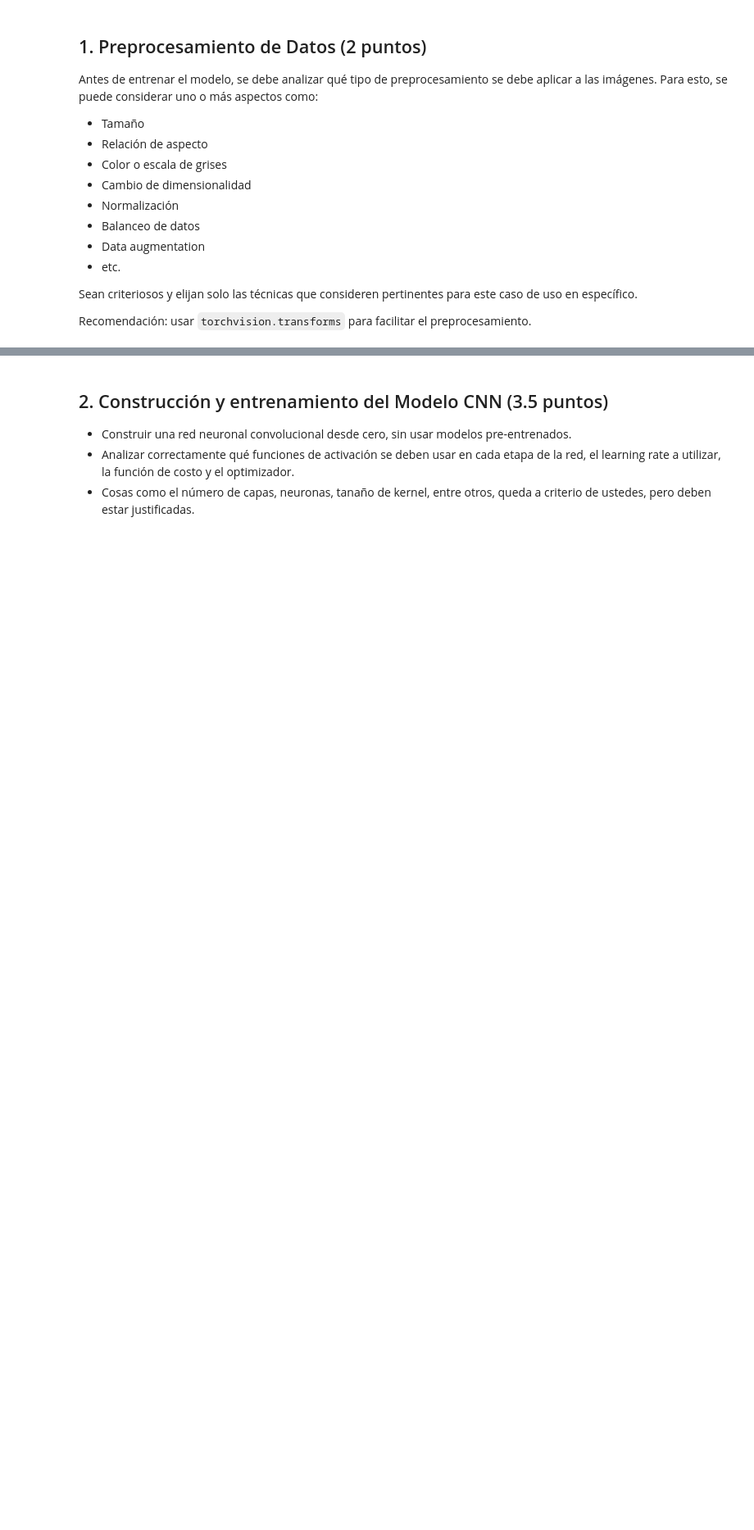
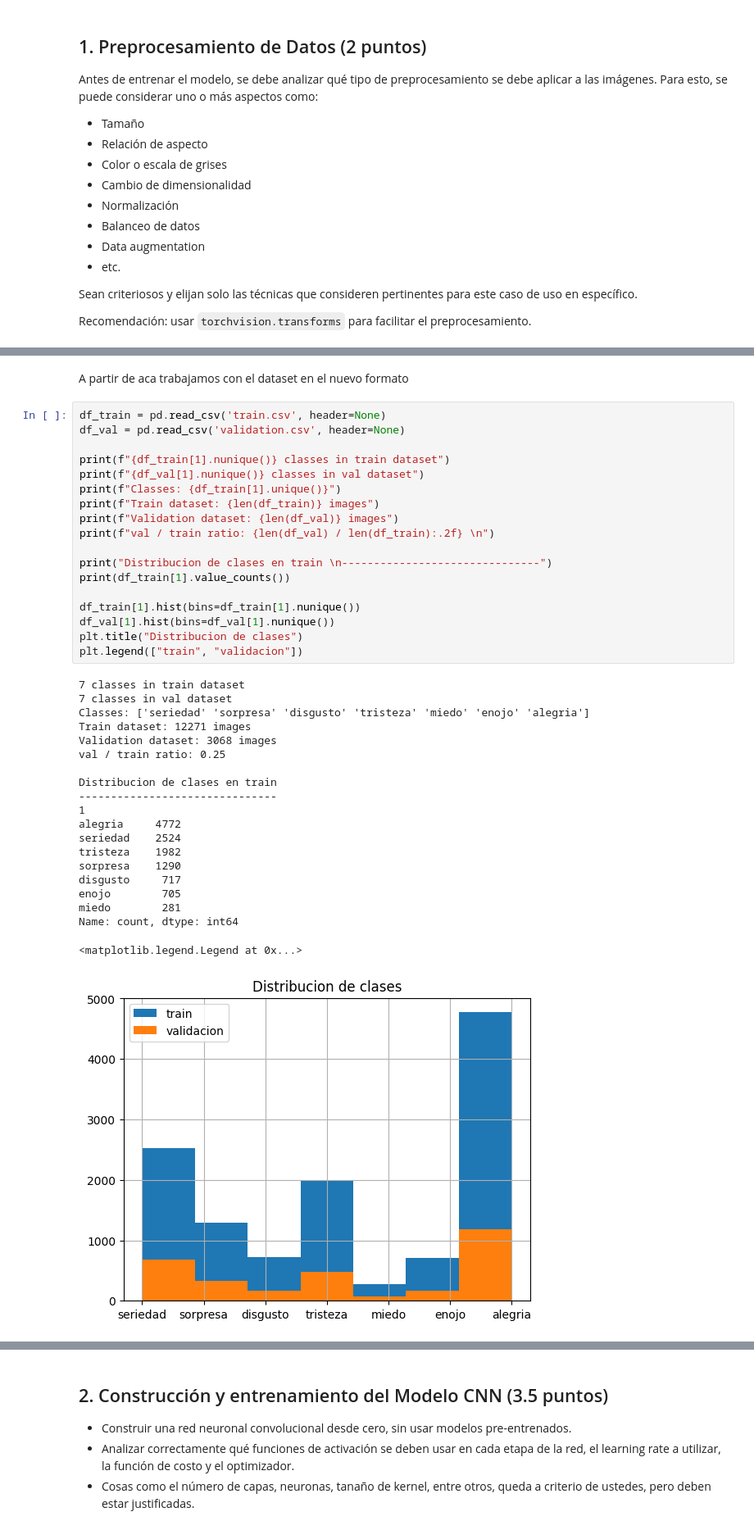
Before and after one commit to maximdorogov/aprendizaje-profundo, a Jupyter notebook: tp2/DOROGOV-MAXIM-DL-TP2-Co20.ipynb, the cells around one changed output, grey strips where cells are left out. Shown at 82% size. Cells and saved outputs as stored; diff of their text form; blank space fills up the shorter version.

```diff
--- a/tp2/DOROGOV-MAXIM-DL-TP2-Co20.ipynb
+++ b/tp2/DOROGOV-MAXIM-DL-TP2-Co20.ipynb
@@ -43,0 +117,41 @@ Recomendación: usar `torchvision.transforms` para facilitar el preprocesamiento
+# %% [markdown]
+A partir de aca trabajamos con el dataset en el nuevo formato
+# %%
+df_train = pd.read_csv('train.csv', header=None)
+df_val = pd.read_csv('validation.csv', header=None)
+
+print(f"{df_train[1].nunique()} classes in train dataset")
+print(f"{df_val[1].nunique()} classes in val dataset")
+print(f"Classes: {df_train[1].unique()}")
+print(f"Train dataset: {len(df_train)} images")
+print(f"Validation dataset: {len(df_val)} images")
+print(f"val / train ratio: {len(df_val) / len(df_train):.2f} \n")
+
+print("Distribucion de clases en train \n-------------------------------")
+print(df_train[1].value_counts())
+
+df_train[1].hist(bins=df_train[1].nunique())
+df_val[1].hist(bins=df_val[1].nunique())
+plt.title("Distribucion de clases")
+plt.legend(["train", "validacion"])
+# %% [output]
+7 classes in train dataset
+7 classes in val dataset
+Classes: ['seriedad' 'sorpresa' 'disgusto' 'tristeza' 'miedo' 'enojo' 'alegria']
+Train dataset: 12271 images
+Validation dataset: 3068 images
+val / train ratio: 0.25
+
+Distribucion de clases en train
+-------------------------------
+1
+alegria     4772
+seriedad    2524
+tristeza    1982
+sorpresa    1290
+disgusto     717
+enojo        705
+miedo        281
+Name: count, dtype: int64
+<matplotlib.legend.Legend at 0x...>
+[figure, added]
```
Also changed, not shown: parts of 5 cells of this notebook.
